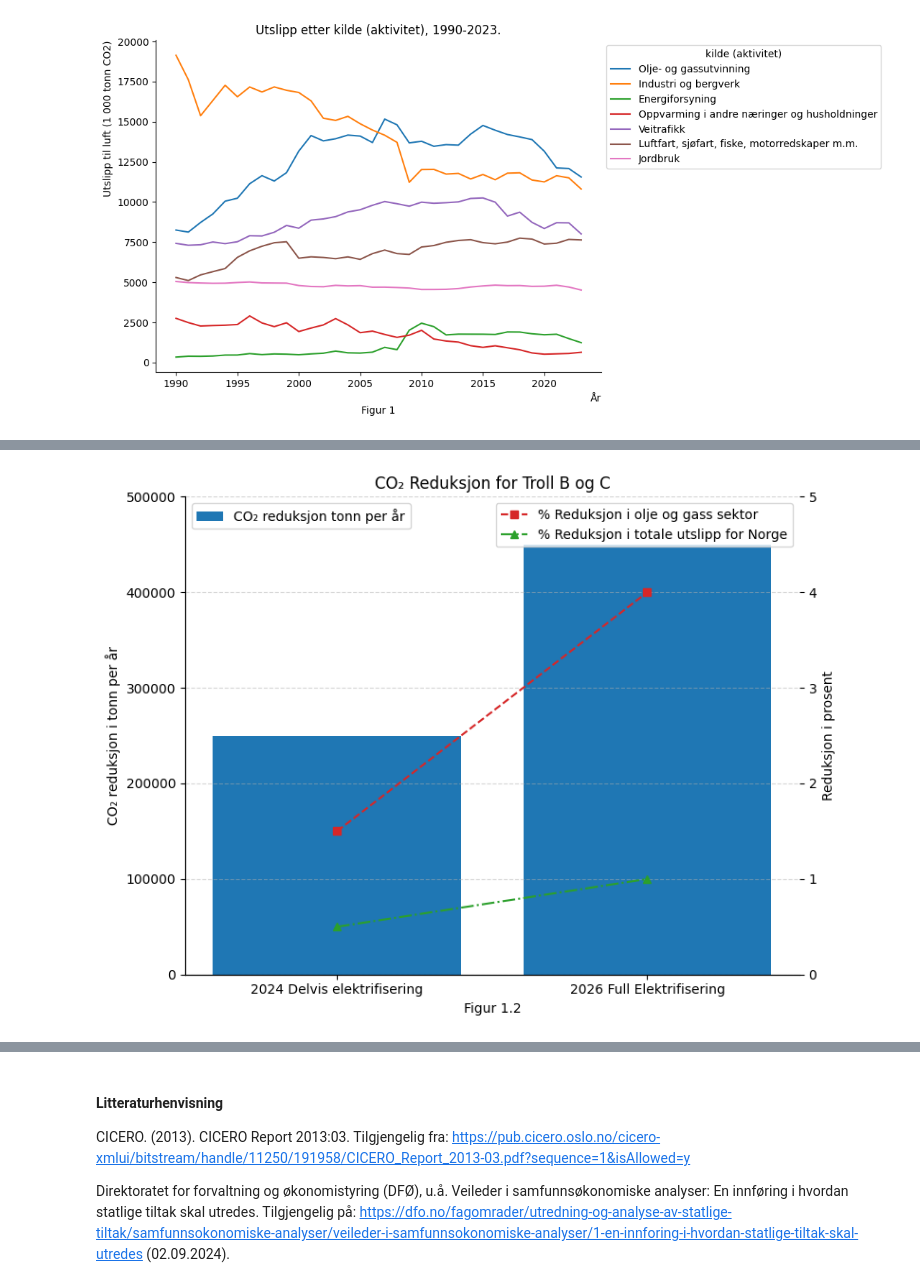
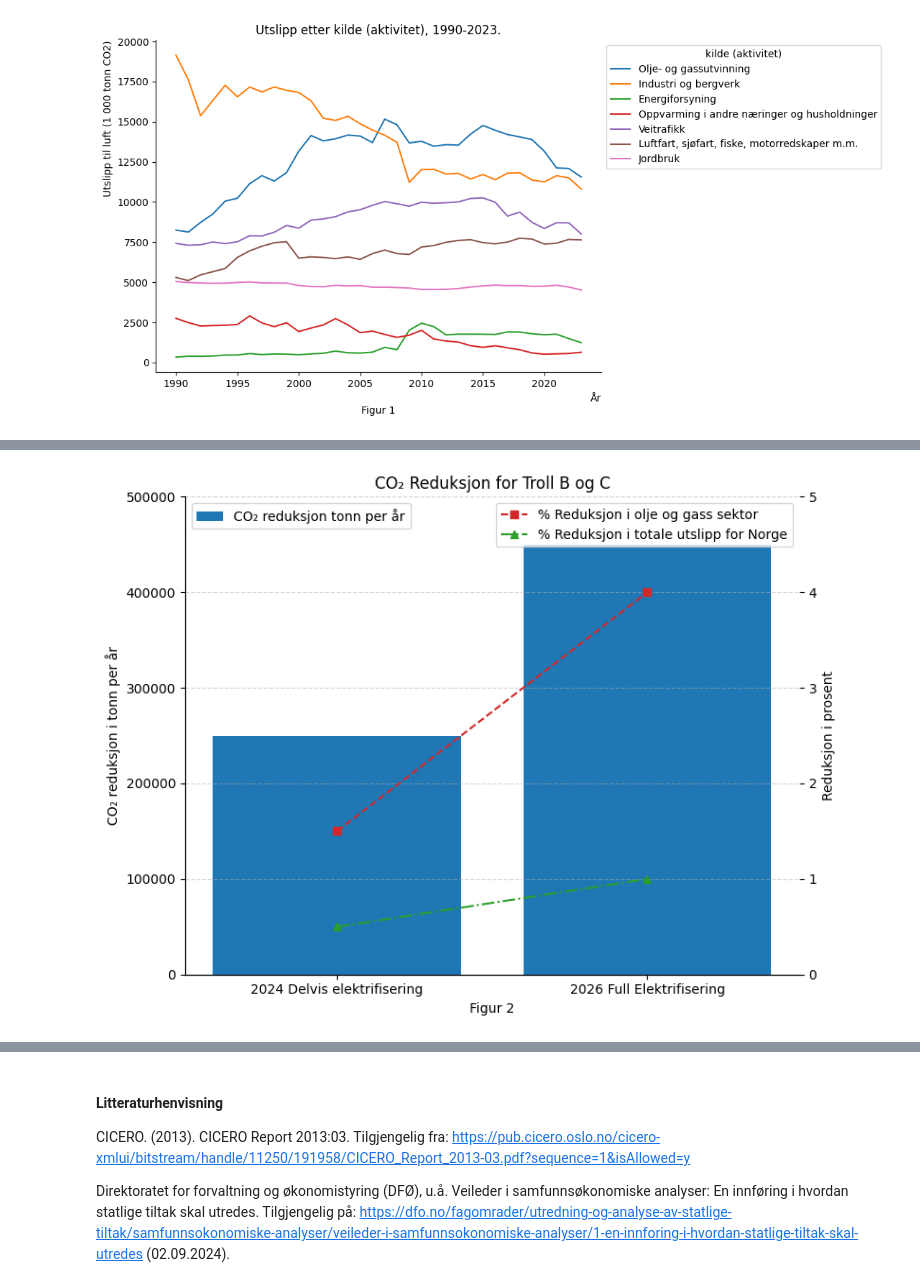
Before and after one commit to loopdiggaz/SOK2014, a Jupyter notebook: PO/Prosjektoppgave.ipynb, the cells around one changed output, grey strips where cells are left out. Cells and saved outputs as stored; diff of their text form; code cells hidden in the pictures.

```diff
--- a/PO/Prosjektoppgave.ipynb
+++ b/PO/Prosjektoppgave.ipynb
@@ -114,35 +119,35 @@ Prosjekt = ["2024 Delvis elektrifisering", "2026 Full Elektrifisering"]
 Co2_reduksjon = [250000, 450000]
 prosent_reduksjon_oljeoggass_sektor = [1.5, 4]
 prosent_totale_utslipp = [0.5, 1]
 
 fig, ax1 = plt.subplots(figsize=(8, 6))
 
-ax1.set_xlabel('Figur 1.2')
+ax1.set_xlabel('Figur 2')
 ax1.set_ylabel('CO₂ reduksjon i tonn per år')
 ax1.bar(Prosjekt,Co2_reduksjon, label="CO₂ reduksjon tonn per år")
 ax1.tick_params(axis='y')
 ax1.set_ylim(0, 500_000)
 ax1.legend(loc="upper left")
 
 ax2 = ax1.twinx()
 ax2.set_ylabel('Reduksjon i prosent')
 ax2.plot(Prosjekt, prosent_reduksjon_oljeoggass_sektor, marker='s',color='tab:red', linestyle='--', label="% Reduksjon i olje og gass sektor")
 ax2.plot(Prosjekt, prosent_totale_utslipp, marker='^', color='tab:green', linestyle='-.', label="% Reduksjon i totale utslipp for Norge")
 ax2.tick_params(axis='y')
 ax2.set_ylim(0, 5)
 ax2.legend(loc="upper right")
 
 ax1.spines['top'].set_visible(False)
 ax1.spines['right'].set_visible(False)
 ax2.spines['top'].set_visible(False)
 ax2.spines['right'].set_visible(False)
 
 plt.title("CO₂ Reduksjon for Troll B og C")
 plt.grid(True, axis='y', linestyle='--', alpha=0.5)
 plt.tight_layout()
 plt.show()
 # %% [output]
-[figure, old version]
+[figure, new version]
 # %% [markdown]
 ## Elektrifisering av plattformene Troll B og C - lønnsomhetsvurdering
 
```
Also changed, not shown: parts of 26 cells of this notebook.
